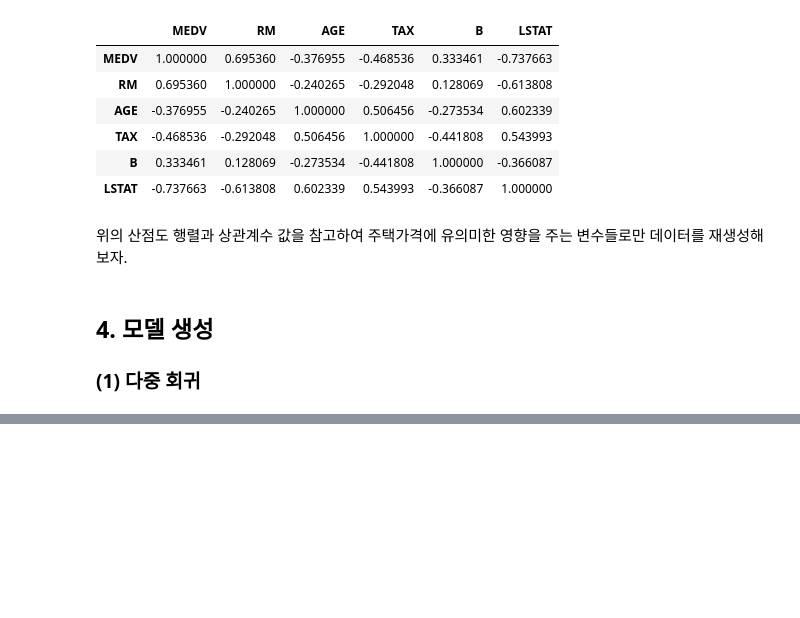
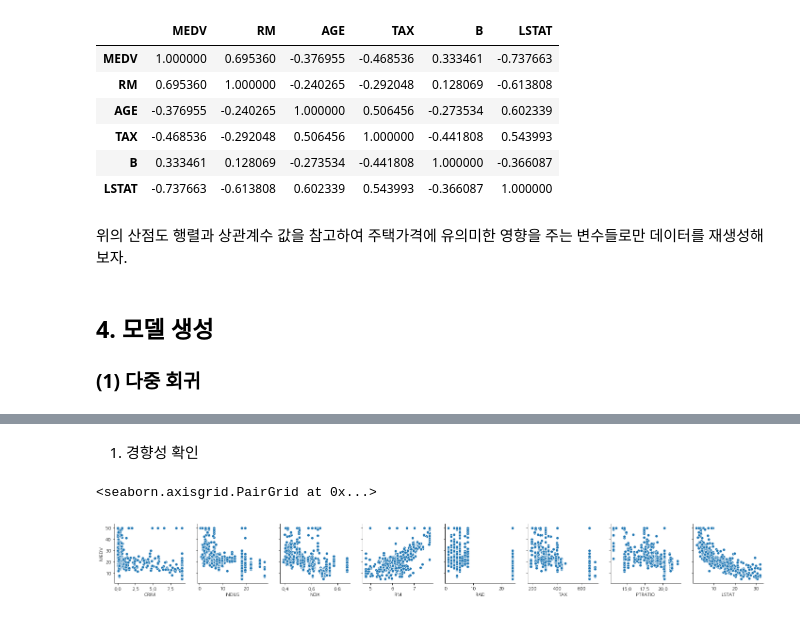
Before and after one commit to juseonjeong/pythonStudy_seon, a Jupyter notebook: py_study/Boston_Housing.ipynb, the cells around one changed output, grey strips where cells are left out. Saved outputs shown, nothing was run; the diff lists cells and outputs as text; code cells hidden in the pictures; blank space fills up the shorter version.

```diff
--- a/py_study/Boston_Housing.ipynb
+++ b/py_study/Boston_Housing.ipynb
@@ -347,0 +403,7 @@ df = df_raw.drop(['ZN','CHAS','AGE','DIS','B'], axis=1)
+# %% [markdown]
+1. 경향성 확인
+# %%
+sns.pairplot(df,y_vars="MEDV",x_vars=["CRIM","INDUS","NOX","RM","RAD","TAX","PTRATIO","LSTAT"])
+# %% [output]
+<seaborn.axisgrid.PairGrid at 0x...>
+[figure, added]
```
Also changed, not shown: parts of 129 cells of this notebook.
